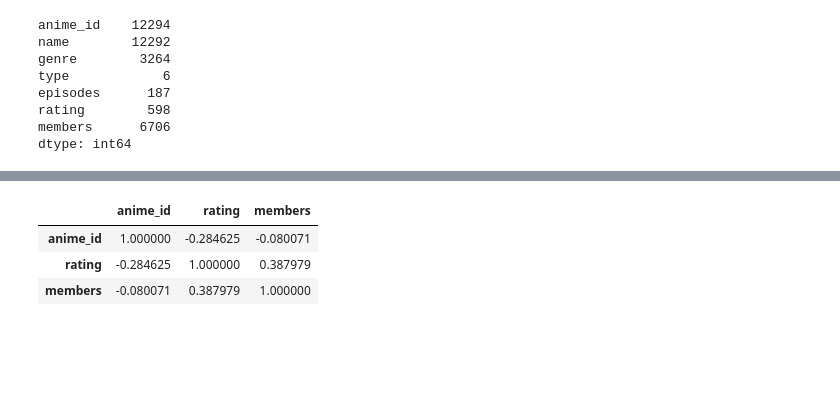
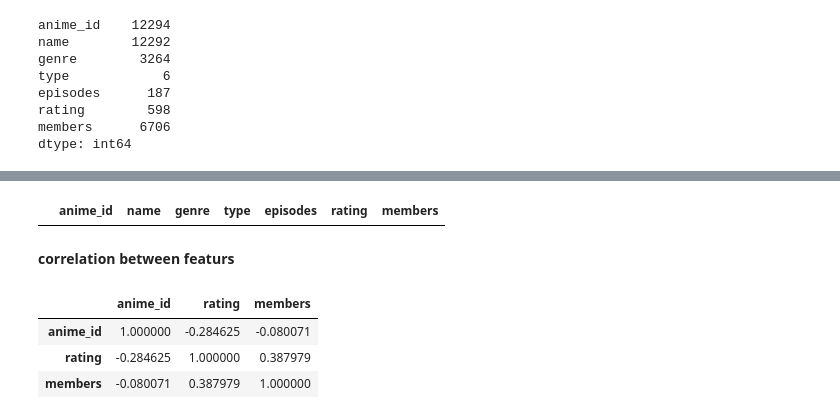
Before and after one commit to kaoutherbensaddek/anime-data-mining, a Jupyter notebook: notebooks/01_eda.ipynb, the cells around one changed output, grey strips where cells are left out. Saved outputs shown, nothing was run; the diff lists cells and outputs as text; code cells hidden in the pictures; blank space fills up the shorter version.

```diff
--- a/notebooks/01_eda.ipynb
+++ b/notebooks/01_eda.ipynb
@@ -113,3 +103,9 @@ sorting values of the rating
+# %%
+anime_df[anime_df.duplicated()]
+# %% [output]
+|  | anime_id | name | genre | type | episodes | rating | members |
+# %% [markdown]
+**correlation between featurs**
 # %%
 # A statistical measure that shows how two numeric variables move together.
 print("correlation between feateares")
```
Also changed, not shown: parts of 6 cells of this notebook, 1 other file.
